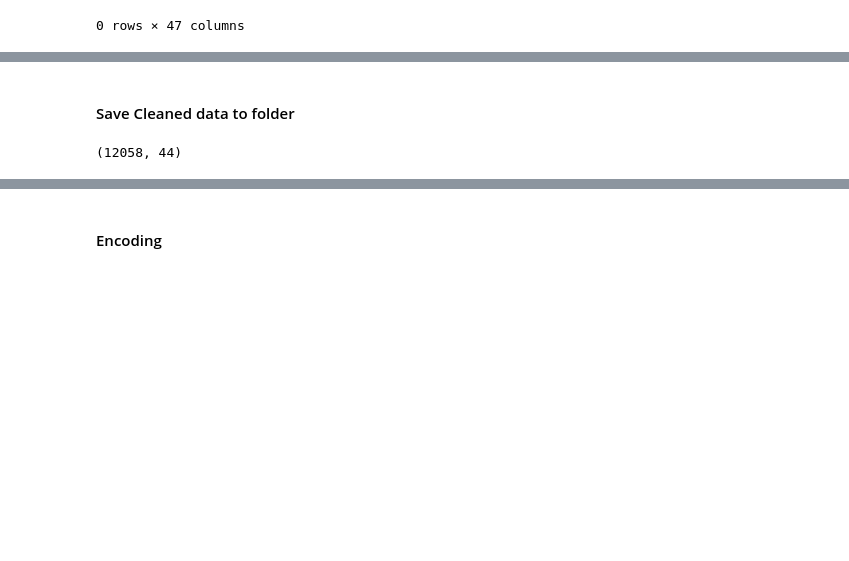
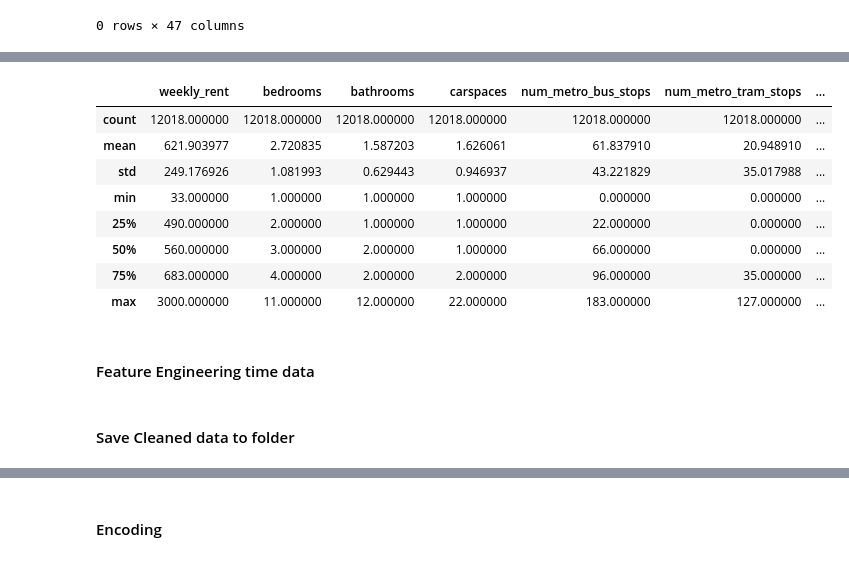
Before and after one commit to bicicow03/Group-Project-Real-Estate-Industry-Analysis, a Jupyter notebook: notebooks/cleaning_and_feature_selection.ipynb, the cells around one changed output, grey strips where cells are left out. Saved outputs shown, nothing was run; the diff lists cells and outputs as text; code cells hidden in the pictures; blank space fills up the shorter version.

```diff
--- a/notebooks/cleaning_and_feature_selection.ipynb
+++ b/notebooks/cleaning_and_feature_selection.ipynb
@@ -213,0 +249,17 @@ data = data.dropna()
+# %%
+#Remove rows with 0 weekly_rent values
+data = data[(data["weekly_rent"] > 0) & (data["weekly_rent"] <= 3000) & (data["bedrooms"] < 50)]
+#Looking at numerical variables
+data[['weekly_rent', 'bedrooms', 'bathrooms', 'carspaces', 'num_metro_bus_stops', 'num_metro_tram_stops', 'num_schools_2km', 'incidents_recorded']].describe()
+# %% [output]
+|  | weekly_rent | bedrooms | bathrooms | carspaces | num_metro_bus_stops | num_metro_tram_stops | ... |
+| count | 12018.000000 | 12018.000000 | 12018.000000 | 12018.000000 | 12018.000000 | 12018.000000 | ... |
+| mean | 621.903977 | 2.720835 | 1.587203 | 1.626061 | 61.837910 | 20.948910 | ... |
+| std | 249.176926 | 1.081993 | 0.629443 | 0.946937 | 43.221829 | 35.017988 | ... |
+| min | 33.000000 | 1.000000 | 1.000000 | 1.000000 | 0.000000 | 0.000000 | ... |
+| 25% | 490.000000 | 2.000000 | 1.000000 | 1.000000 | 22.000000 | 0.000000 | ... |
+| 50% | 560.000000 | 3.000000 | 2.000000 | 1.000000 | 66.000000 | 0.000000 | ... |
+| 75% | 683.000000 | 4.000000 | 2.000000 | 2.000000 | 96.000000 | 35.000000 | ... |
+| max | 3000.000000 | 11.000000 | 12.000000 | 22.000000 | 183.000000 | 127.000000 | ... |
+# %% [markdown]
+#### Feature Engineering time data
@@ -218,4 +273,0 @@ data.to_csv("../data/curated/cleaned_real_estate_data.csv", index=False)
-# %%
-data.shape
-# %% [output]
-(12058, 44)
```
Also changed, not shown: parts of 14 cells of this notebook, 1 other file.
